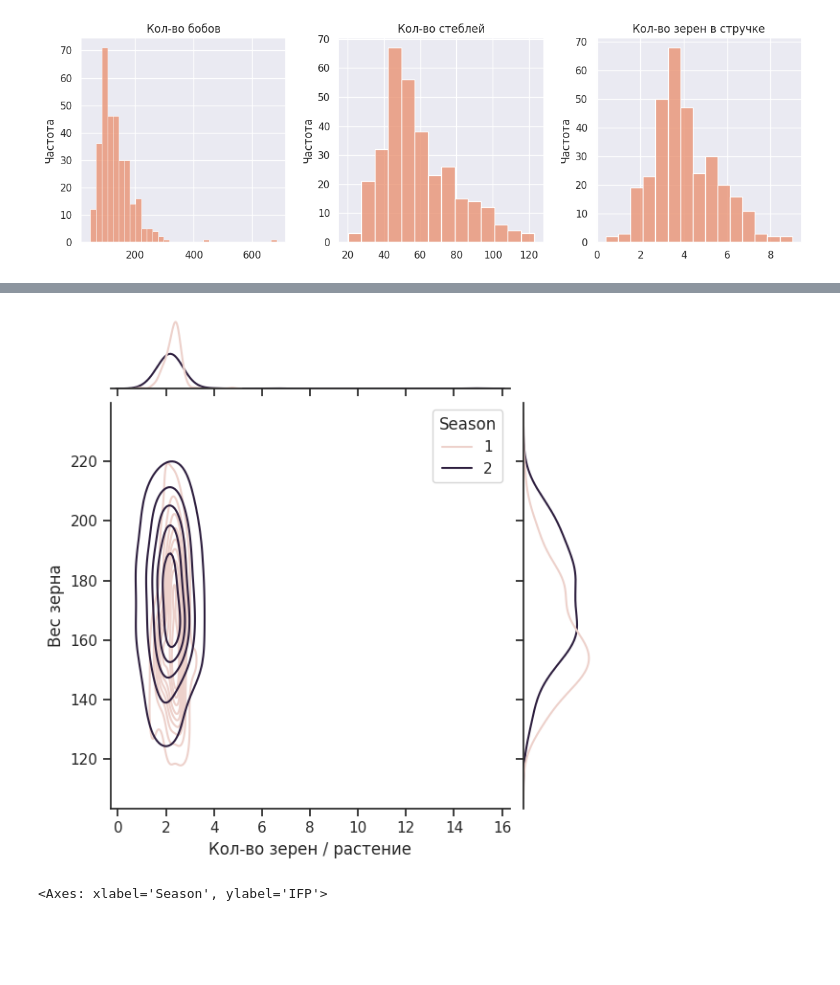
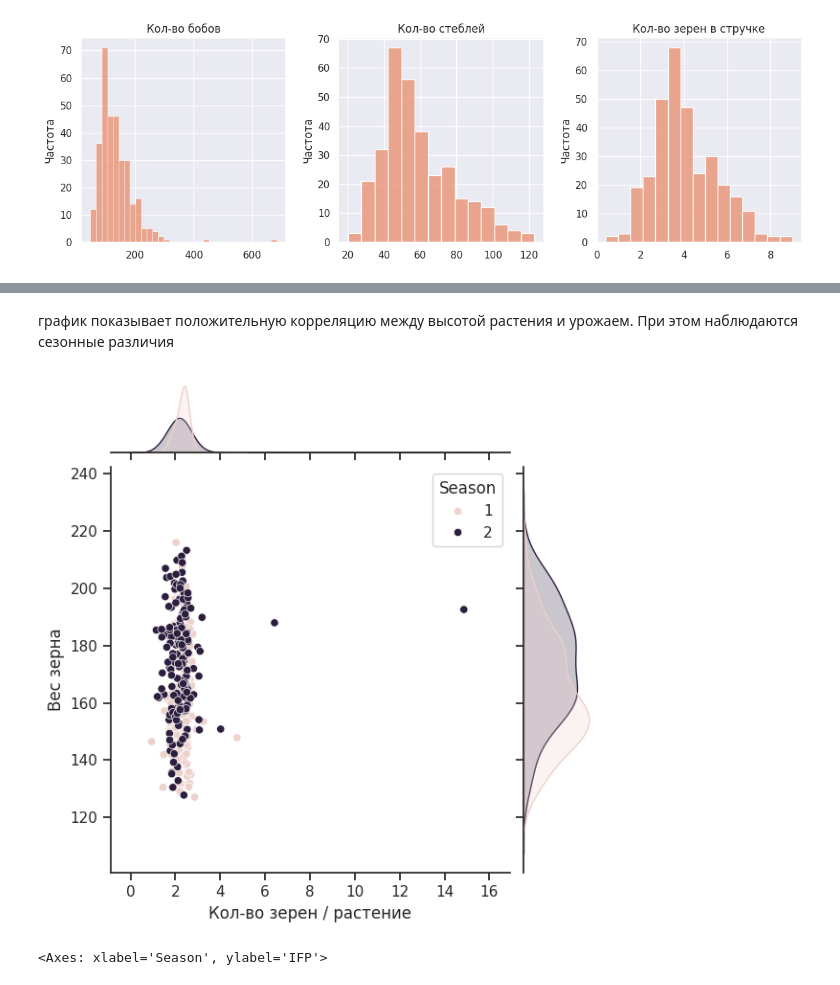
Before and after one commit to aubergeeen/ML-Labs, a Jupyter notebook: TechML_Lab_1.ipynb, the cells around one changed output, grey strips where cells are left out. Drawn from its saved outputs; the diff is of its cells as text; code cells hidden in the pictures; blank space fills up the shorter version.

```diff
--- a/TechML_Lab_1.ipynb
+++ b/TechML_Lab_1.ipynb
@@ -267,16 +270,18 @@ plt.show(g)
+# %% [markdown]
+график показывает положительную корреляцию между высотой растения и урожаем. При этом наблюдаются сезонные различия
 # %%
 # Show the joint distribution using kernel density estimation
 g = sns.jointplot(
     data=df,
     x="NGL", y="MHG", hue="Season",
-    kind="kde"
+    kind="scatter"
 )
 
 g.set_axis_labels(xlabel='Кол-во зерен / растение', ylabel='Вес зерна')
 
 plt.show(g)
 # %% [output]
-[figure, old version]
+[figure, new version]
 # %%
 # Plot the responses for different events and regions
 sns.barplot( x="Season", y="IFP",
```
Also changed, not shown: parts of 4 cells of this notebook.
